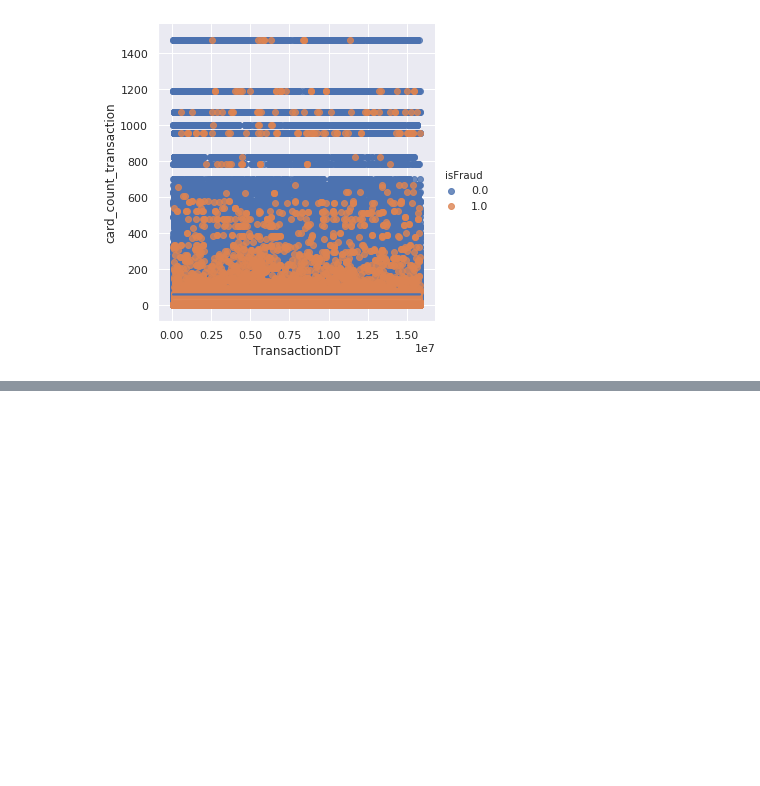
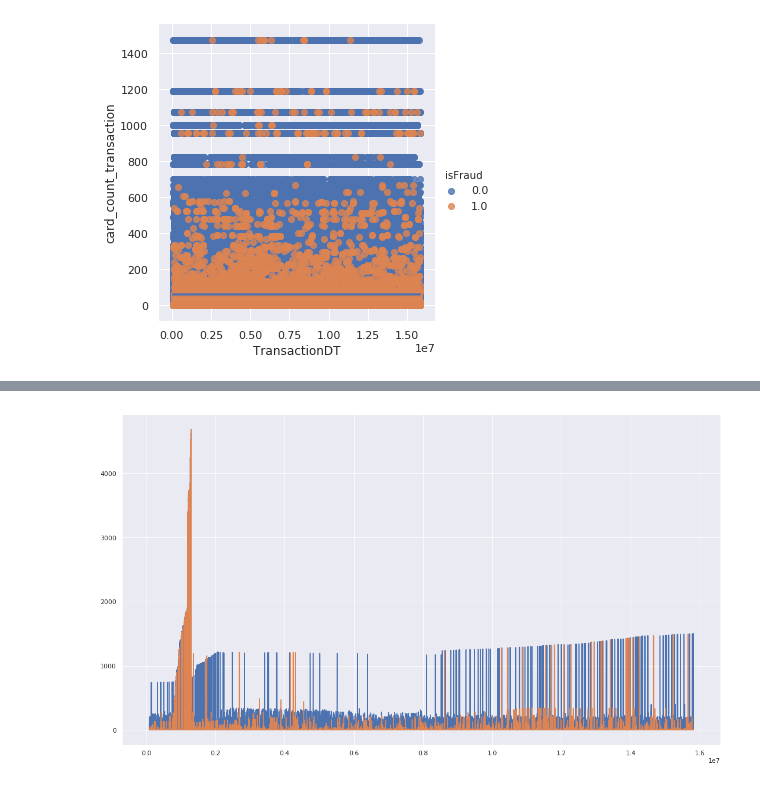
Before and after one commit to rodgomrod/kaggle_ieee_fraud, a Jupyter notebook: exploring_features_2nd_round.ipynb, the cells around one changed output, grey strips where cells are left out. Cells and saved outputs as stored; diff of their text form; code cells hidden in the pictures; blank space fills up the shorter version.

```diff
--- a/exploring_features_2nd_round.ipynb
+++ b/exploring_features_2nd_round.ipynb
@@ -69,0 +111,8 @@ g = sns.lmplot(x="TransactionDT", y="card_count_transaction", hue="isFraud",
+# %%
+fig, ax = plt.subplots()
+fig.set_size_inches(18.5, 10.5)
+ax.plot(train[train.isFraud == 0].TransactionDT, train[train.isFraud == 0].C1)
+ax.plot(train[train.isFraud == 1].TransactionDT, train[train.isFraud == 1].C1)
+plt.show()
+# %% [output]
+[figure, added]
```
Also changed, not shown: parts of 12 cells of this notebook, 2 other files.
